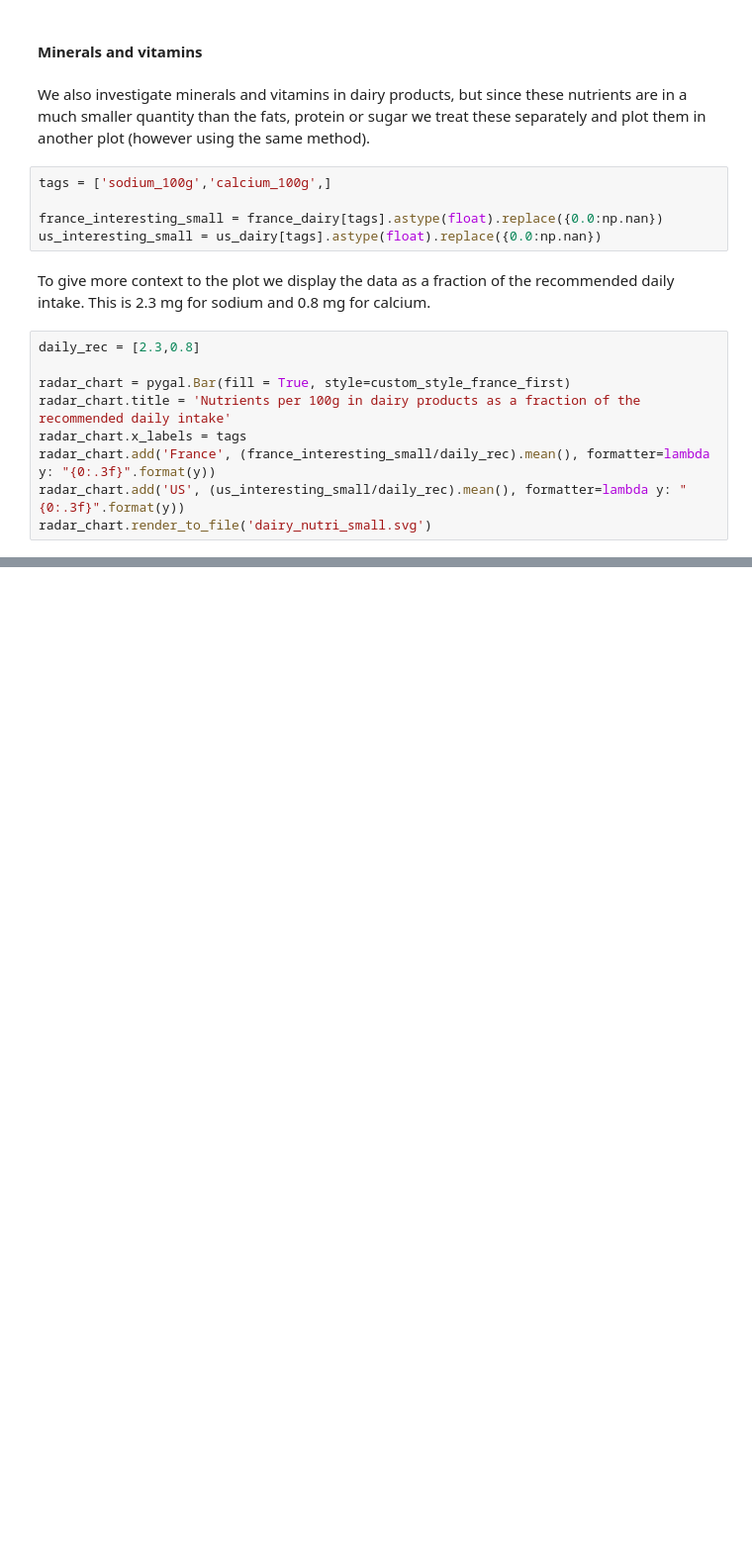
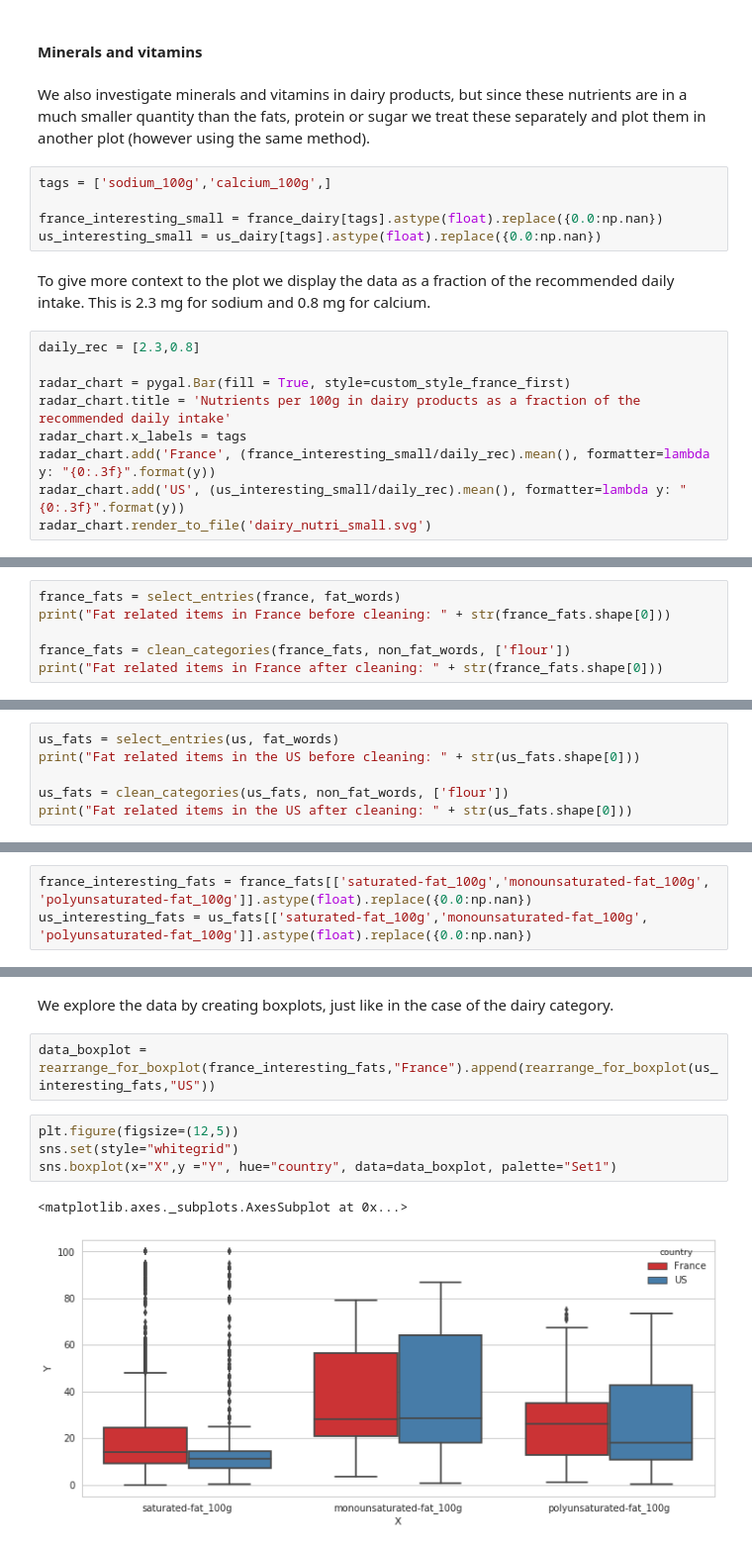
Before and after one commit to emmwel/ADAeda, a Jupyter notebook: Project/data_exploration.ipynb, the cells around one changed output, grey strips where cells are left out. Shown at 99% size. Drawn from its saved outputs; the diff is of its cells as text; blank space fills up the shorter version.

Commit message:
add fats category to data_exploration

```diff
--- a/Project/data_exploration.ipynb
+++ b/Project/data_exploration.ipynb
@@ -493,0 +510,6 @@ radar_chart.render_to_file('dairy_nutri_small.svg')
+# %%
+france_fats = select_entries(france, fat_words)
+print("Fat related items in France before cleaning: " + str(france_fats.shape[0]))
+
+france_fats = clean_categories(france_fats, non_fat_words, ['flour'])
+print("Fat related items in France after cleaning: " + str(france_fats.shape[0]))
@@ -493,0 +519,6 @@ radar_chart.render_to_file('dairy_nutri_small.svg')
+# %%
+us_fats = select_entries(us, fat_words)
+print("Fat related items in the US before cleaning: " + str(us_fats.shape[0]))
+
+us_fats = clean_categories(us_fats, non_fat_words, ['flour'])
+print("Fat related items in the US after cleaning: " + str(us_fats.shape[0]))
@@ -493,0 +586,5 @@ radar_chart.render_to_file('dairy_nutri_small.svg')
+# %%
+france_interesting_fats = france_fats[['saturated-fat_100g','monounsaturated-fat_100g',
+'polyunsaturated-fat_100g']].astype(float).replace({0.0:np.nan})
+us_interesting_fats = us_fats[['saturated-fat_100g','monounsaturated-fat_100g',
+'polyunsaturated-fat_100g']].astype(float).replace({0.0:np.nan})
@@ -493,0 +609,11 @@ radar_chart.render_to_file('dairy_nutri_small.svg')
+# %% [markdown]
+We explore the data by creating boxplots, just like in the case of the dairy category.
+# %%
+data_boxplot = rearrange_for_boxplot(france_interesting_fats,"France").append(rearrange_for_boxplot(us_interesting_fats,"US"))
+# %%
+plt.figure(figsize=(12,5))
+sns.set(style="whitegrid")
+sns.boxplot(x="X",y ="Y", hue="country", data=data_boxplot, palette="Set1")
+# %% [output]
+<matplotlib.axes._subplots.AxesSubplot at 0x...>
+[figure, added]
```
Also changed, not shown: parts of 27 cells of this notebook.
